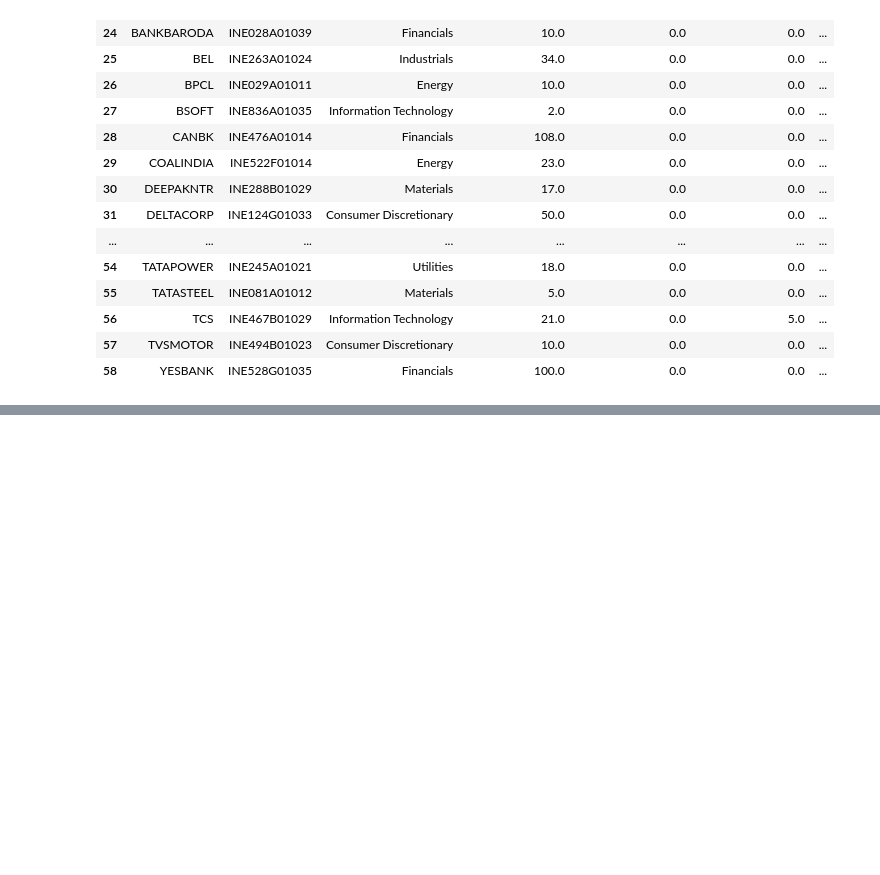
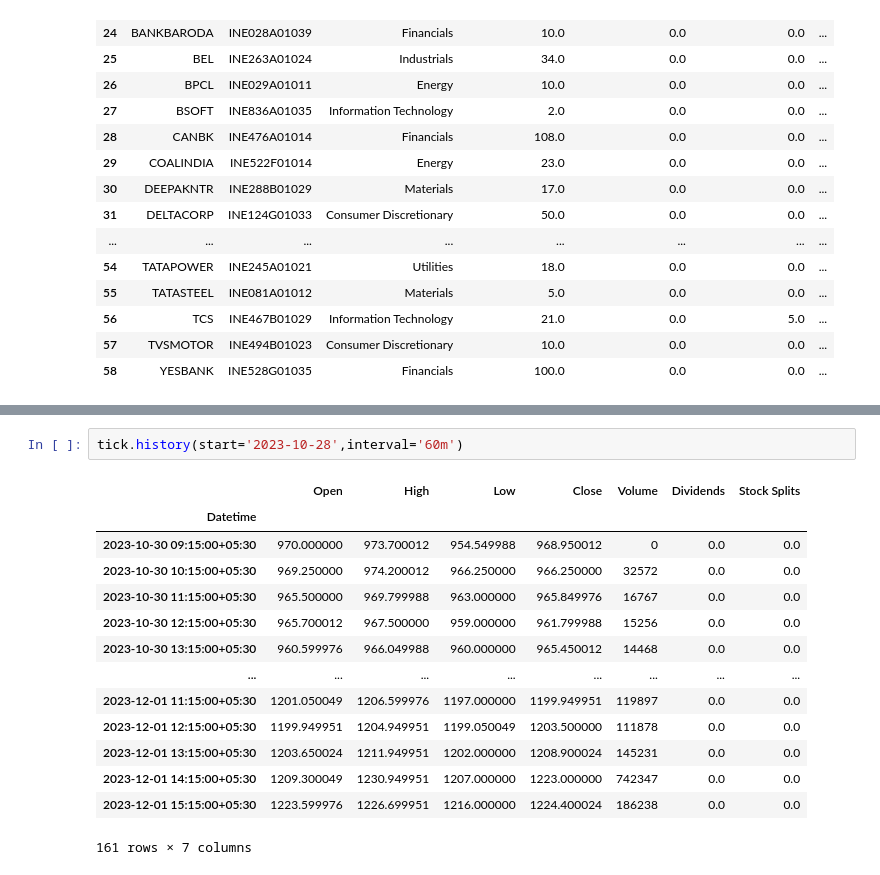
Before and after one commit to sid7631/omni, a Jupyter notebook: back/preprocessing/shares.ipynb, the cells around one changed output, grey strips where cells are left out. Saved outputs shown, nothing was run; the diff lists cells and outputs as text; blank space fills up the shorter version.

```diff
--- a/back/preprocessing/shares.ipynb
+++ b/back/preprocessing/shares.ipynb
@@ -34,0 +164,17 @@ equity
+# %%
+tick.history(start='2023-10-28',interval='60m')
+# %% [output]
+|  | Open | High | Low | Close | Volume | Dividends | Stock Splits |
+| Datetime |  |  |  |  |  |  |  |
+| 2023-10-30 09:15:00+05:30 | 970.000000 | 973.700012 | 954.549988 | 968.950012 | 0 | 0.0 | 0.0 |
+| 2023-10-30 10:15:00+05:30 | 969.250000 | 974.200012 | 966.250000 | 966.250000 | 32572 | 0.0 | 0.0 |
+| 2023-10-30 11:15:00+05:30 | 965.500000 | 969.799988 | 963.000000 | 965.849976 | 16767 | 0.0 | 0.0 |
+| 2023-10-30 12:15:00+05:30 | 965.700012 | 967.500000 | 959.000000 | 961.799988 | 15256 | 0.0 | 0.0 |
+| 2023-10-30 13:15:00+05:30 | 960.599976 | 966.049988 | 960.000000 | 965.450012 | 14468 | 0.0 | 0.0 |
+| ... | ... | ... | ... | ... | ... | ... | ... |
+| 2023-12-01 11:15:00+05:30 | 1201.050049 | 1206.599976 | 1197.000000 | 1199.949951 | 119897 | 0.0 | 0.0 |
+| 2023-12-01 12:15:00+05:30 | 1199.949951 | 1204.949951 | 1199.050049 | 1203.500000 | 111878 | 0.0 | 0.0 |
+| 2023-12-01 13:15:00+05:30 | 1203.650024 | 1211.949951 | 1202.000000 | 1208.900024 | 145231 | 0.0 | 0.0 |
+| 2023-12-01 14:15:00+05:30 | 1209.300049 | 1230.949951 | 1207.000000 | 1223.000000 | 742347 | 0.0 | 0.0 |
+| 2023-12-01 15:15:00+05:30 | 1223.599976 | 1226.699951 | 1216.000000 | 1224.400024 | 186238 | 0.0 | 0.0 |
+161 rows × 7 columns
```
Also changed, not shown: parts of 11 cells of this notebook, 28 other files.
